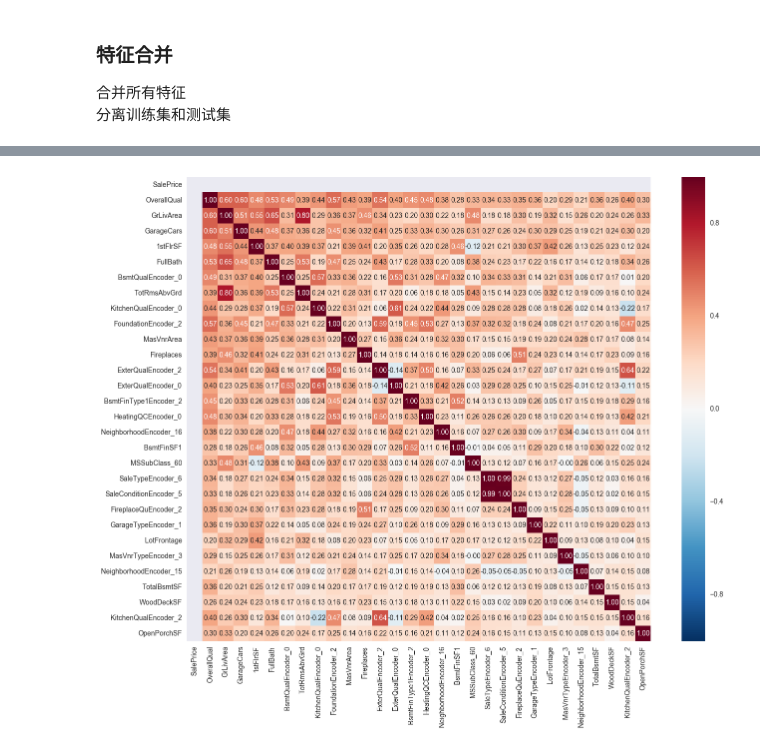
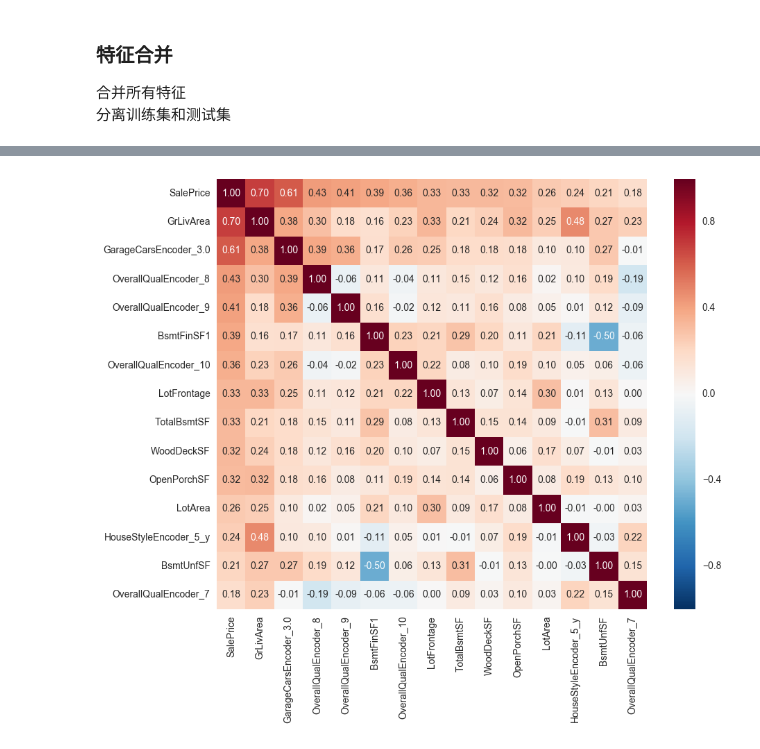
Before and after one commit to AstaTus/House_Prices_Advanced_Regression_Techniques, a Jupyter notebook: process/EngineeringFeatures3.ipynb, the cells around one changed output, grey strips where cells are left out. Drawn from its saved outputs; the diff is of its cells as text; code cells hidden in the pictures.

```diff
--- a/process/EngineeringFeatures3.ipynb
+++ b/process/EngineeringFeatures3.ipynb
@@ -1618,5 +1691,5 @@ process_df = pd.merge(process_df, yr_sold_encoder, left_index=True, right_index=
 process_df = pd.merge(process_df, sale_type_encoder, left_index=True, right_index=True)
 
 process_df = pd.merge(process_df, sale_condition_encoder, left_index=True, right_index=True)
-# %%
-process_df['SalePrice'] = combine_df['SalePrice']
+# %%
+X_final_df = process_df
@@ -1623,8 +1803,13 @@ process_df['SalePrice'] = combine_df['SalePrice']
+# %%
+corr_df = X_short1_df[1:1460]
+
+corr_df = pd.merge(corr_df, pd.DataFrame(train_df['SalePrice']), left_index=True, right_index=True)
 # %%
 # 相关性检测
 # correlation matrix
-corrmat = process_df.corr()
-f, ax = plt.subplots(figsize=(60, 45))
+corrmat = corr_df.corr()
+f, ax = plt.subplots(figsize=(12, 12))
+#sns.set(font_scale=1.25)
 sns.heatmap(corrmat, vmax=.8, square=True)
 plt.show()
 # %% [output]
@@ -1632,11 +1817,11 @@ plt.show()
 # %%
 #saleprice correlation matrix
-k = 30 #number of variables for heatmap
-f, ax = plt.subplots(figsize=(16, 12))
-cols = corrmat.nlargest(k, 'SalePrice')['SalePrice'].index
-cm = np.corrcoef(process_df[cols].values.T)
+k = 15 #number of variables for heatmap
+f, ax = plt.subplots(figsize=(10, 8))
+cols = corrmat.nlargest(k, 'SalePrice').index
+cm = np.corrcoef(corr_df[cols].values.T)
 #sns.set(font_scale=1.25)
 hm = sns.heatmap(cm, cbar=True, annot=True, square=True, fmt='.2f', annot_kws={'size': 10}, yticklabels=cols.values, xticklabels=cols.values)
 plt.show()
 # %% [output]
-[figure, old version]
+[figure, new version]
```
Also changed, not shown: parts of 24 cells of this notebook, 3 other files.
